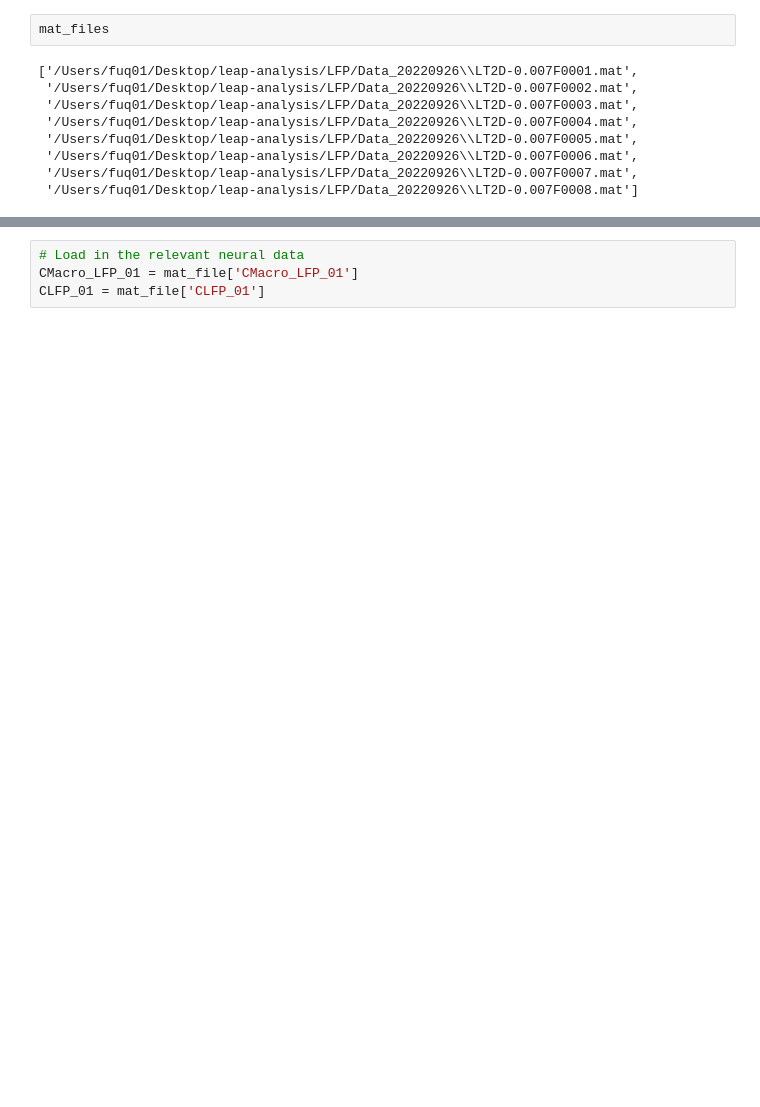
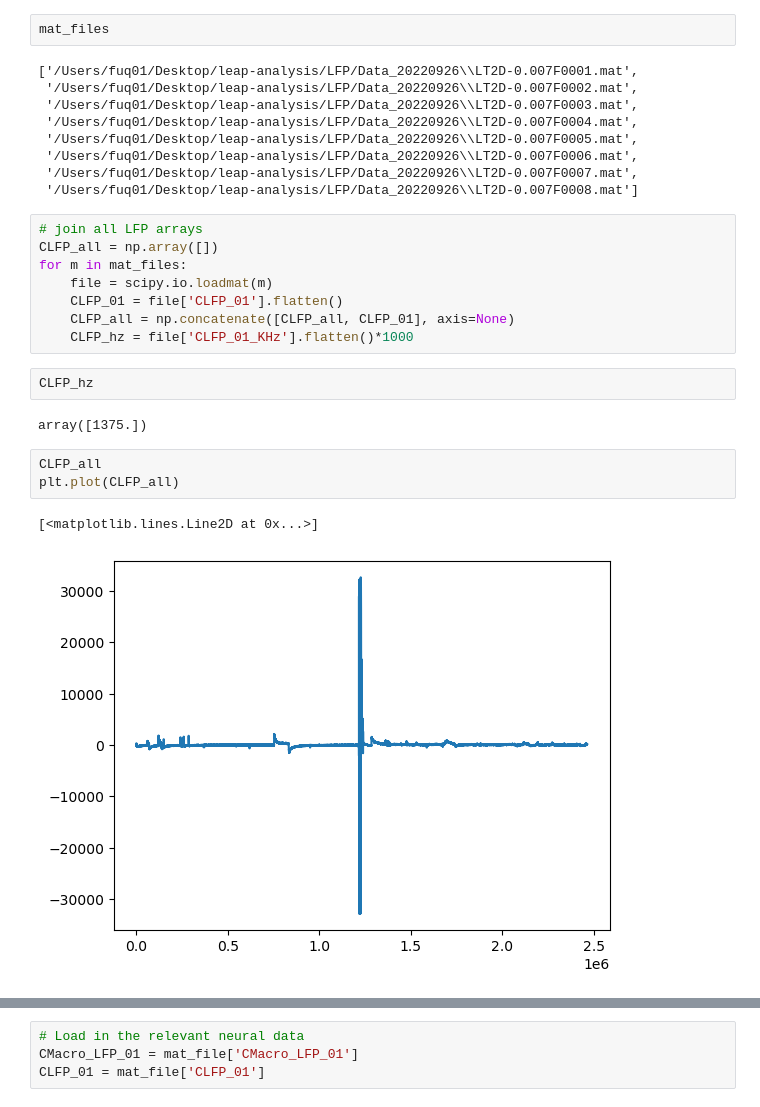
Before and after one commit to seqasim/LFPAnalysis, a Jupyter notebook: scripts/DBS_testing.ipynb, the cells around one changed output, grey strips where cells are left out. Saved outputs shown, nothing was run; the diff lists cells and outputs as text; blank space fills up the shorter version.

```diff
--- a/scripts/DBS_testing.ipynb
+++ b/scripts/DBS_testing.ipynb
@@ -19,4 +19,22 @@ mat_files
  '/Users/fuq01/Desktop/leap-analysis/LFP/Data_20220926\\LT2D-0.007F0006.mat',
  '/Users/fuq01/Desktop/leap-analysis/LFP/Data_20220926\\LT2D-0.007F0007.mat',
  '/Users/fuq01/Desktop/leap-analysis/LFP/Data_20220926\\LT2D-0.007F0008.mat']
+# %%
+# join all LFP arrays
+CLFP_all = np.array([])
+for m in mat_files:
+    file = scipy.io.loadmat(m)
+    CLFP_01 = file['CLFP_01'].flatten()
+    CLFP_all = np.concatenate([CLFP_all, CLFP_01], axis=None)
+    CLFP_hz = file['CLFP_01_KHz'].flatten()*1000
+# %%
+CLFP_hz
+# %% [output]
+array([1375.])
+# %%
+CLFP_all
+plt.plot(CLFP_all)
+# %% [output]
+[<matplotlib.lines.Line2D at 0x...>]
+[figure, added]
 # %%
```
Also changed, not shown: parts of 17 cells of this notebook.
